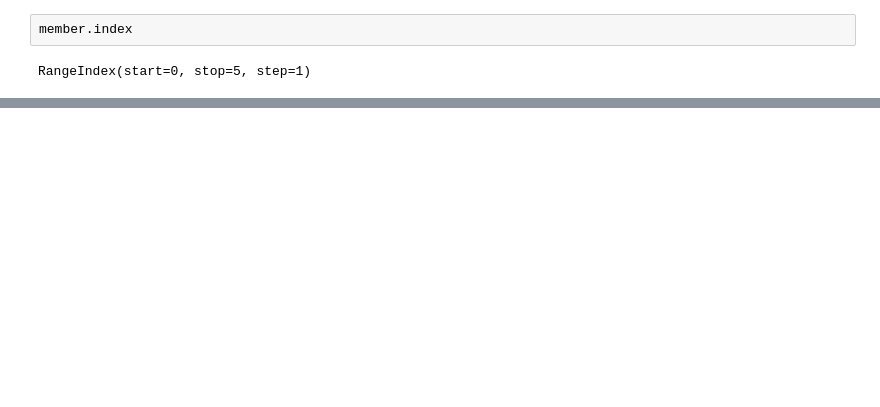
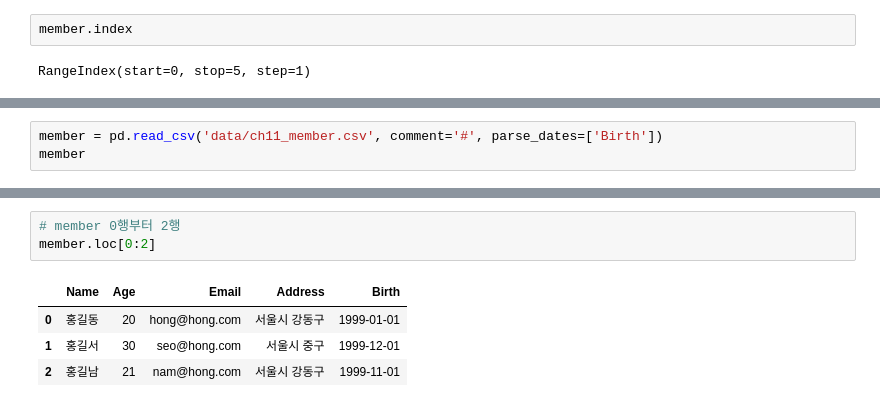
Before and after one commit to comlec/ai_x, a Jupyter notebook: source/01_python/ch11_데이터프레임과시리즈(Pandas)_1절~8절.ipynb, the cells around one changed output, grey strips where cells are left out. Saved outputs shown, nothing was run; the diff lists cells and outputs as text; blank space fills up the shorter version.

```diff
--- a/source/01_python/ch11_데이터프레임과시리즈(Pandas)_1절~8절.ipynb
+++ b/source/01_python/ch11_데이터프레임과시리즈(Pandas)_1절~8절.ipynb
@@ -725,0 +736,3 @@ member
+# %%
+member = pd.read_csv('data/ch11_member.csv', comment='#', parse_dates=['Birth'])
+member
@@ -725,0 +775,8 @@ member
+# %%
+# member 0행부터 2행
+member.loc[0:2]
+# %% [output]
+|  | Name | Age | Email | Address | Birth |
+| 0 | 홍길동 | 20 | hong@hong.com | 서울시 강동구 | 1999-01-01 |
+| 1 | 홍길서 | 30 | seo@hong.com | 서울시 중구 | 1999-12-01 |
+| 2 | 홍길남 | 21 | nam@hong.com | 서울시 강동구 | 1999-11-01 |
```
Also changed, not shown: parts of 67 cells of this notebook.
